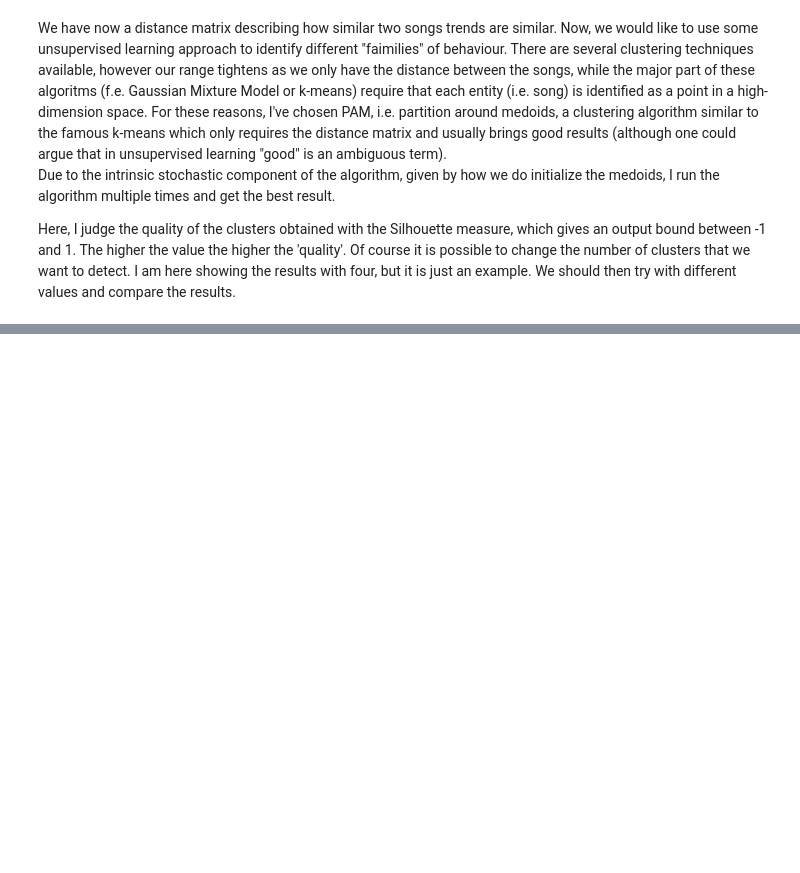
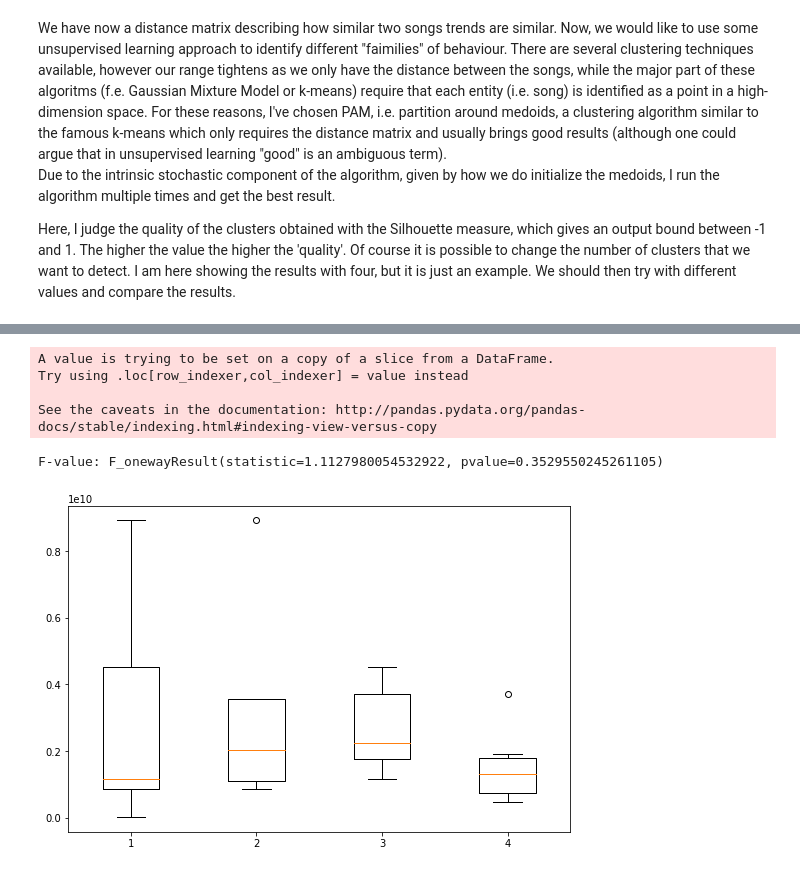
Before and after one commit to andrearama/spotifytrend, a Jupyter notebook: main_notebook.ipynb, the cells around one changed output, grey strips where cells are left out. Saved outputs shown, nothing was run; the diff lists cells and outputs as text; code cells hidden in the pictures; blank space fills up the shorter version.

```diff
--- a/main_notebook.ipynb
+++ b/main_notebook.ipynb
@@ -347,0 +419,47 @@ for cluster_index in range(0,n_cluster):
+# %%
+from itertools import compress
+def get_total_streams_author(df, name_author):
+
+    df_LF = df.loc[df['Artist'] == name_author,:]
+
+    df_LF["Date"] = pd.to_datetime(df_LF["Date"])
+
+    total_quantity_by_song_and_date = (df_LF.groupby(
+        [df_LF['Date'] , 'Track Name'])['Streams'].sum()
+        .reset_index().rename(columns={'Date': 'month'})
+        .sort_values('month'))
+
+    return total_quantity_by_song_and_date
+
+song_author_popularity = []
+for song in us_unique_song:
+    res = df.loc[df["Track Name"]==song]
+    name_author = list(res["Artist"])[0]
+    t = get_total_streams_author(df, name_author)
+    stream_author = t["Streams"].sum()
+    song_author_popularity.append(stream_author)
+
+
+k1 = list(compress(song_author_popularity, mm==0))
+k2 = list(compress(song_author_popularity, mm==1))
+k3 = list(compress(song_author_popularity, mm==2))
+k4 = list(compress(song_author_popularity, mm==3))
+print("F-value:",f_oneway(k1,k2,k3,k4) )
+
+data_plot = [k1,k2,k3,k4]
+
+fig = plt.figure(1, figsize=(9, 6))
+
+# Create an axes instance
+ax = fig.add_subplot(111)
+
+# Create the boxplot
+bp = ax.boxplot(data_plot)
+plt.show()
+# %% [output]
+A value is trying to be set on a copy of a slice from a DataFrame.
+Try using .loc[row_indexer,col_indexer] = value instead
+
+See the caveats in the documentation: http://pandas.pydata.org/pandas-docs/stable/indexing.html#indexing-view-versus-copy
+F-value: F_onewayResult(statistic=1.1127980054532922, pvalue=0.3529550245261105)
+[figure, added]
```
Also changed, not shown: parts of 12 cells of this notebook, 1 other file.
